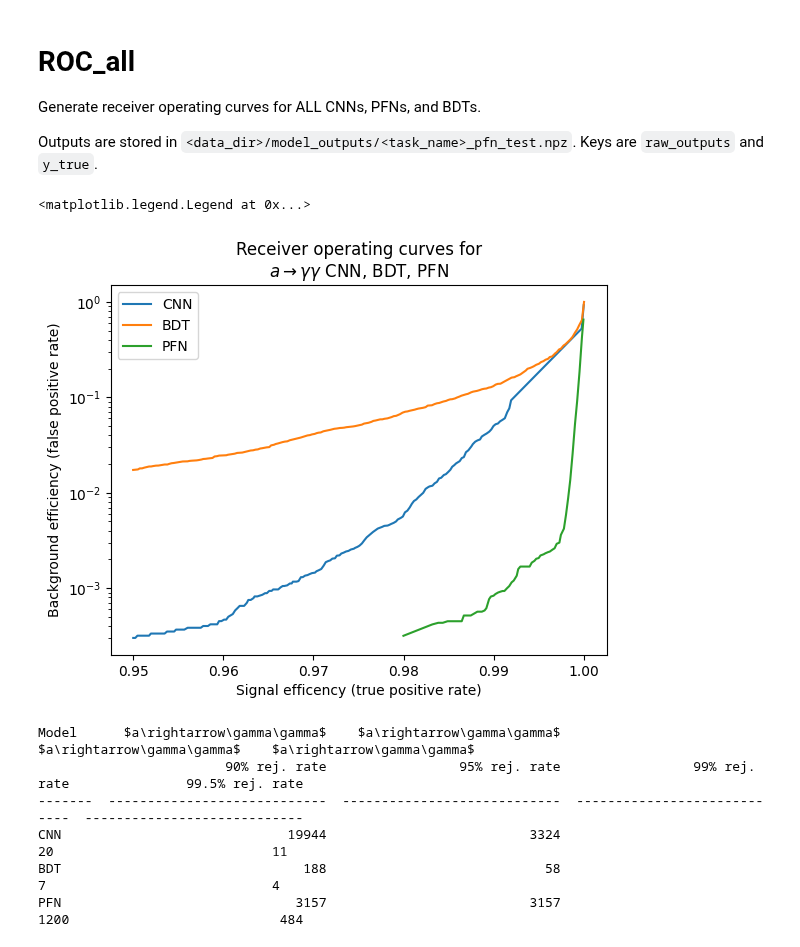
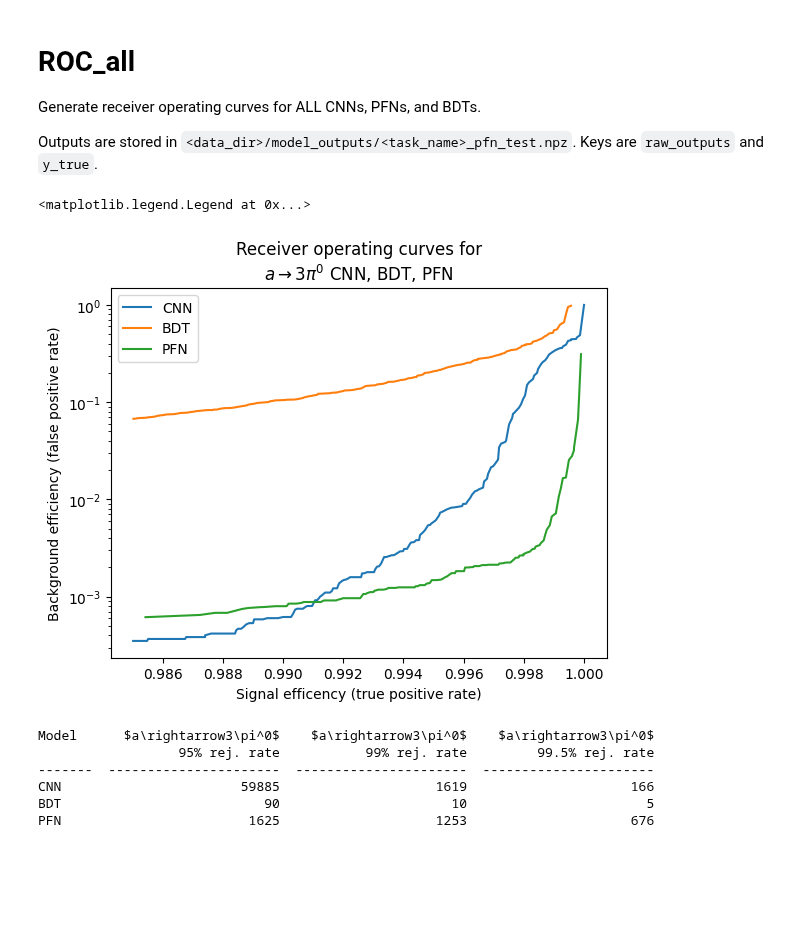
Before and after one commit to womogenes/photon-jet, a Jupyter notebook: final_evaluate/ROC_all.ipynb, the cells around one changed output. Saved outputs shown, nothing was run; the diff lists cells and outputs as text; code cells hidden in the pictures; blank space fills up the shorter version.

Commit message:
Create ROC curve for axion2 task

```diff
--- a/final_evaluate/ROC_all.ipynb
+++ b/final_evaluate/ROC_all.ipynb
@@ -45,7 +45,7 @@ def compute_ROC(raw_outputs, y_true, working_points):
         return (lo + hi) / 2
 
     # Broad curve
-    dense_wps = np.linspace(0.95, 1, 200)
+    dense_wps = np.linspace(0.985, 1, 200)
     curve = []
     for wp in dense_wps:
         thresh = get_thresh(wp)
@@ -67,25 +67,25 @@ task2label = {
 # %%
 plt.yscale("log")
 plt.xlabel("Signal efficency (true positive rate)")
 plt.ylabel("Background efficiency (false positive rate)")
 
 tables = {}
-working_points = [0.9, 0.95, 0.99, 0.995]
+working_points = [0.95, 0.99, 0.995]
 
 for model in ["cnn", "bdt", "pfn"]:
     outputs = np.load(f"{data_dir}/model_outputs/{task_name}_{model}_test.npz")
     raw_outputs = outputs["raw_outputs"]
     y_true = outputs["y_true"]
 
     curve, table = compute_ROC(raw_outputs, y_true, working_points)
     tables[model] = table
     plt.plot(*curve.T, label=model.upper())
 
 plt.title(f"Receiver operating curves for\n{task2label[task_name]} CNN, BDT, PFN")
 plt.legend()
 # %% [output]
 <matplotlib.legend.Legend at 0x...>
-[figure, old version]
+[figure, new version]
 # %%
 # Formatting working points for the table
 wp_format = {
@@ -103,9 +103,9 @@ for model, rej_rates in tables.items():
 
 print(tabulate(table, headers=header))
 # %% [output]
-Model      $a\rightarrow\gamma\gamma$    $a\rightarrow\gamma\gamma$    $a\rightarrow\gamma\gamma$    $a\rightarrow\gamma\gamma$
-                        90% rej. rate                 95% rej. rate                 99% rej. rate               99.5% rej. rate
--------  ----------------------------  ----------------------------  ----------------------------  ----------------------------
-CNN                             19944                          3324                            20                            11
-BDT                               188                            58                             7                             4
-PFN                              3157                          3157                          1200                           484
+Model      $a\rightarrow3\pi^0$    $a\rightarrow3\pi^0$    $a\rightarrow3\pi^0$
+                  95% rej. rate           99% rej. rate         99.5% rej. rate
+-------  ----------------------  ----------------------  ----------------------
+CNN                       59885                    1619                     166
+BDT                          90                      10                       5
+PFN                        1625                    1253                     676
```
Also changed, not shown: parts of 1 cell of this notebook.
